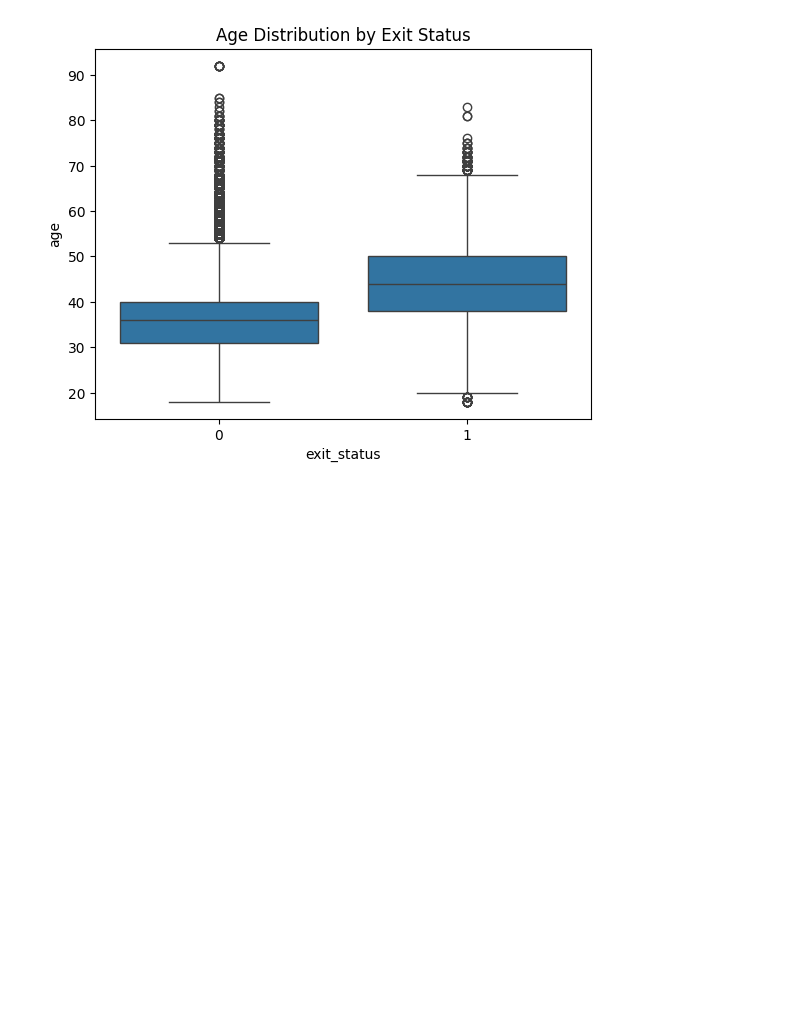
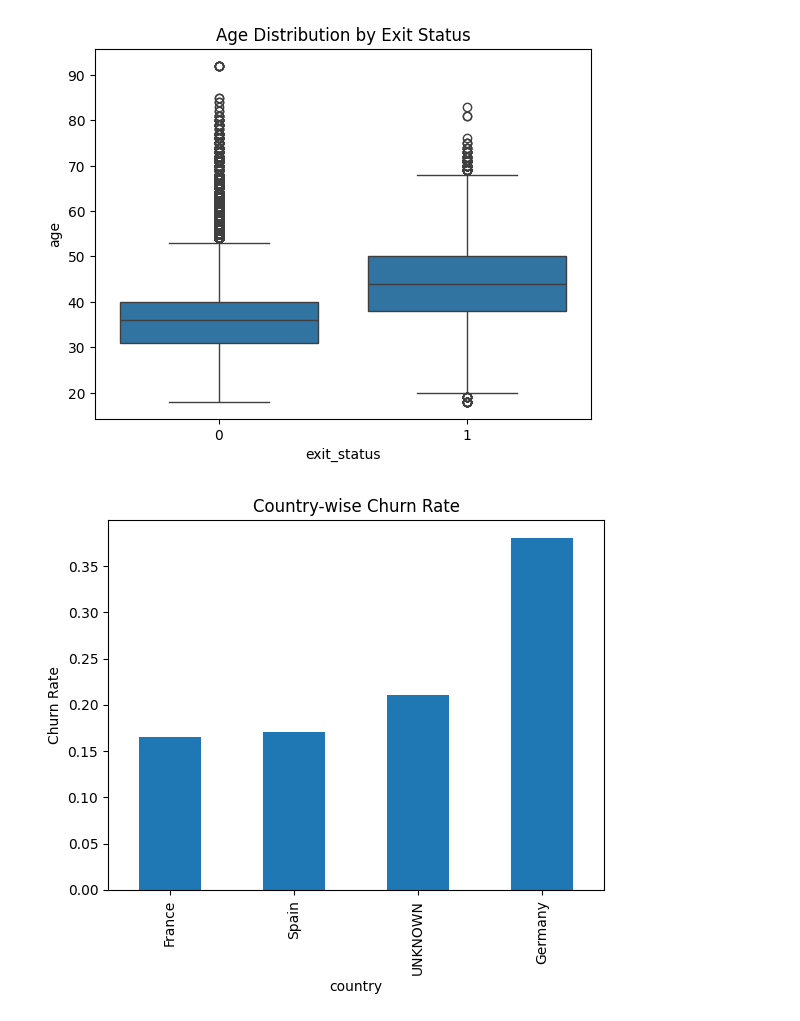
Before and after one commit to ShivaDoulagar/Kaggle-contests, a Jupyter notebook: assignment-2.ipynb, the cells around one changed output. Saved outputs shown, nothing was run; the diff lists cells and outputs as text; code cells hidden in the pictures; blank space fills up the shorter version.

```diff
--- a/assignment-2.ipynb
+++ b/assignment-2.ipynb
@@ -249,3 +249,12 @@ plt.title("Age Distribution by Exit Status")
 plt.show()
 # %% [output]
 [figure]
+# %%
+country_churn = train.groupby("country")["exit_status"].mean().sort_values()
+
+country_churn.plot(kind="bar")
+plt.ylabel("Churn Rate")
+plt.title("Country-wise Churn Rate")
+plt.show()
+# %% [output]
+[figure, added]
```
Also changed, not shown: parts of 21 cells of this notebook.
